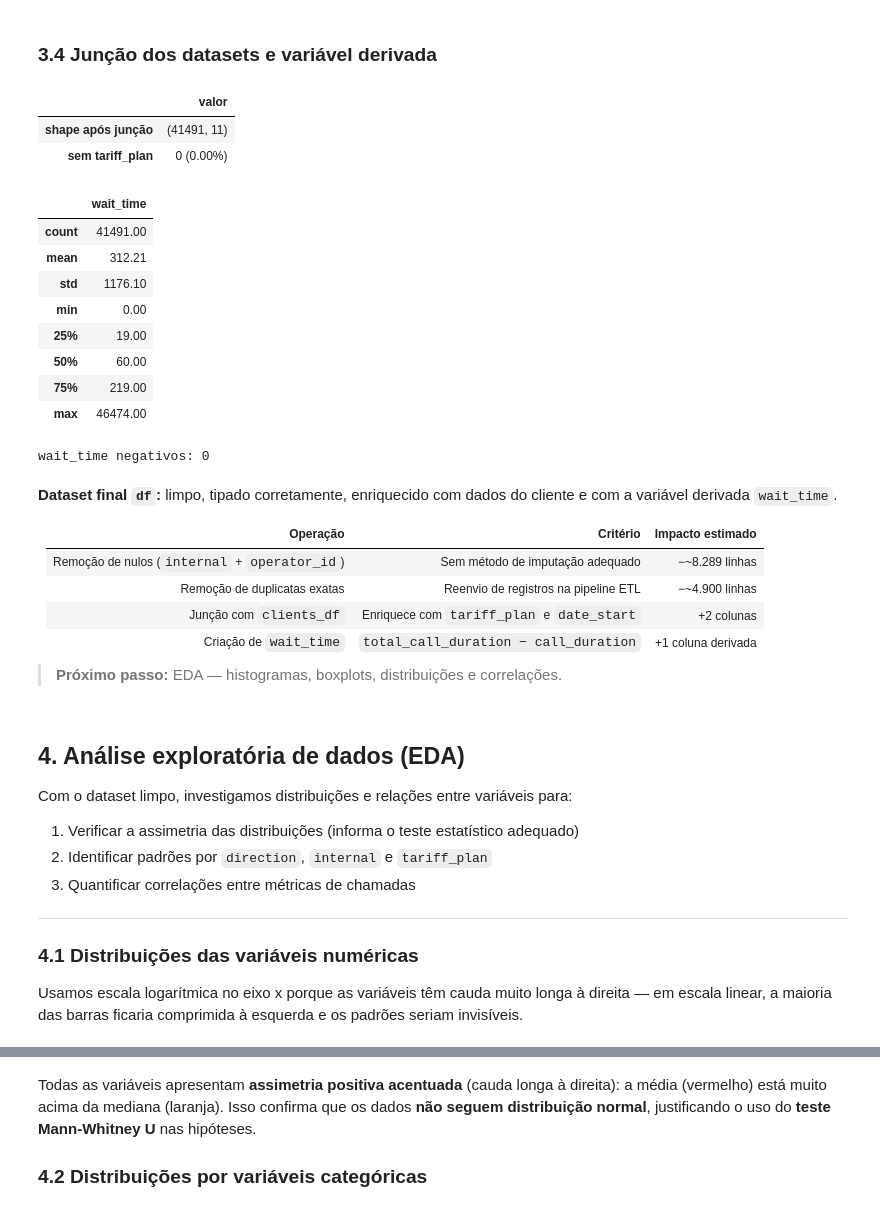
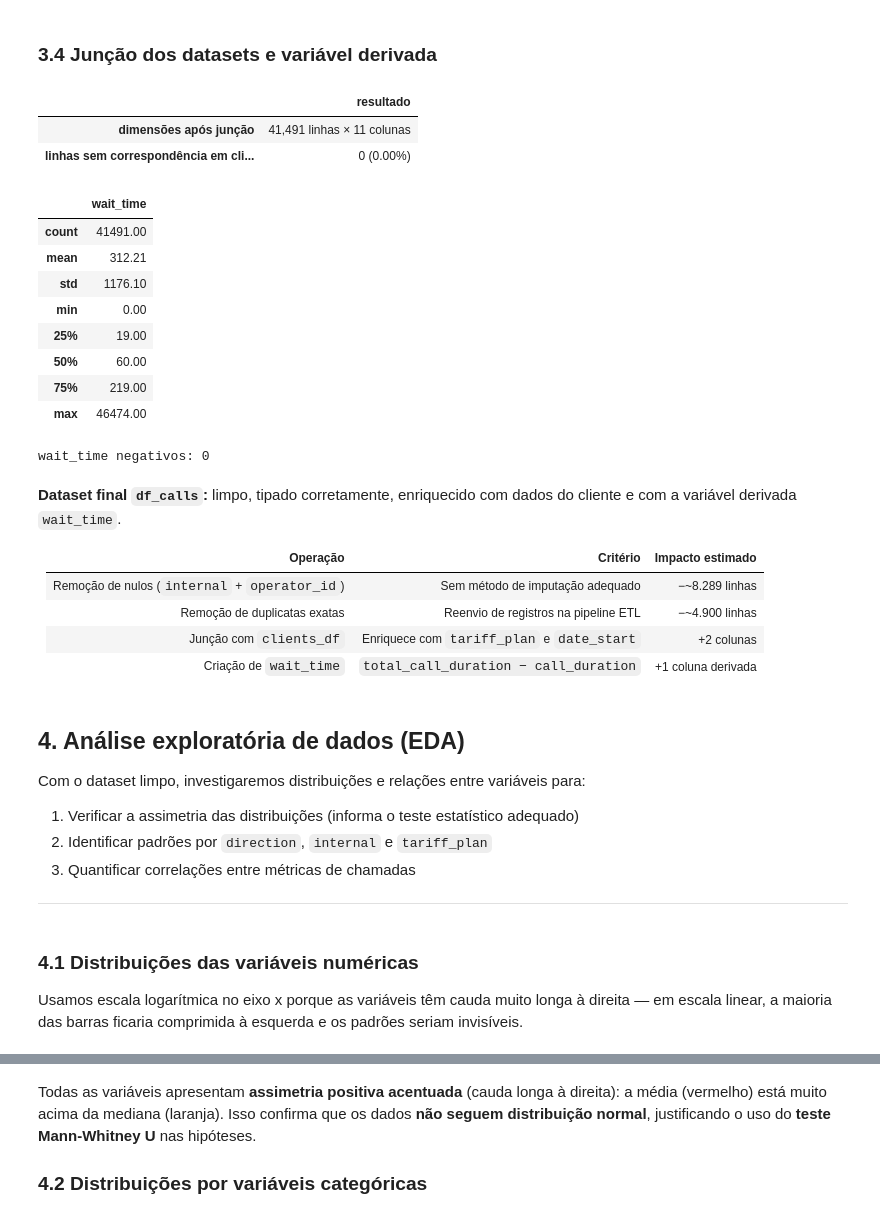
Before and after one commit to raimirsilva/DA-curse-final-project, a Jupyter notebook: notebook/Implementation.ipynb, the cells around one changed output, grey strips where cells are left out. Drawn from its saved outputs; the diff is of its cells as text; code cells hidden in the pictures.

```diff
--- a/notebook/Implementation.ipynb
+++ b/notebook/Implementation.ipynb
@@ -545,30 +576,34 @@ As duplicatas removidas correspondem a entradas redundantes da pipeline de orige
 ### 3.4 Junção dos datasets e variável derivada
 # %%
 # Left join: mantém todos os registros de chamadas e enriquece com tariff_plan/date_start
-# quando o cliente existe em clients_df
-# Inner join descartaria operadores de clientes sem cadastro — perda desnecessária de dados
+# quando o cliente existe em clients_df.
+# Inner join descartaria operadores de clientes sem cadastro — perda desnecessária de dados.
+df_calls    = telecom.merge(clients, on='user_id', how='left')
 
-df          = telecom.merge(clients, on='user_id', how='left')
-n_unmatched = df['tariff_plan'].isna().sum()  # n_unmatched: rows with no match in clients_df
+# n_unmatched: linhas sem correspondência em clients_df — tariff_plan ficará nulo nessas linhas
+n_unmatched = df_calls['tariff_plan'].isna().sum()
 
+# df_calls.shape retorna uma tupla (linhas, colunas)
 display(pd.DataFrame(
-    {'valor': [str(df.shape), f'{n_unmatched:,} ({n_unmatched/len(df)*100:.2f}%)']},
-    index=['shape após junção', 'sem tariff_plan']
+    {'resultado': [
+        f'{len(df_calls):,} linhas × {df_calls.shape[1]} colunas',
+        f'{n_unmatched:,} ({n_unmatched/len(df_calls)*100:.2f}%)'
+    ]},
+    index=['dimensões após junção', 'linhas sem correspondência em clients_df']
 ))
 
-# wait_time: tempo de espera do chamador antes de ser atendido
-# total_call_duration (espera + conversa) − call_duration (só conversa) = espera na fila
-df['wait_time'] = df['total_call_duration'] - df['call_duration']
+# wait_time: tempo de espera do chamador antes de ser atendido.
+# total_call_duration (espera + conversa) − call_duration (só conversa) = espera na fila.
+df_calls['wait_time'] = df_calls['total_call_duration'] - df_calls['call_duration']
 
-neg = (df['wait_time'] < 0).sum()  # neg: negative wait_time count (expected: 0)
-display(
-    df['wait_time'].describe().round(2).rename('wait_time').to_frame()
-)
+# neg: quantidade de wait_time negativos — esperado 0, pois total ≥ conversa por definição
+neg = (df_calls['wait_time'] < 0).sum()
+display(df_calls['wait_time'].describe().round(2).rename('wait_time').to_frame())
 print(f'wait_time negativos: {neg}')
 # %% [output]
-|  | valor |
-| shape após junção | (41491, 11) |
-| sem tariff_plan | 0 (0.00%) |
+|  | resultado |
+| dimensões após junção | 41,491 linhas × 11 colunas |
+| linhas sem correspondência em cli... | 0 (0.00%) |
 |  | wait_time |
 | count | 41491.00 |
 | mean | 312.21 |
@@ -580,7 +615,7 @@ print(f'wait_time negativos: {neg}')
 | max | 46474.00 |
 wait_time negativos: 0
 # %% [markdown]
-**Dataset final `df`:** limpo, tipado corretamente, enriquecido com dados do cliente e com a variável derivada `wait_time`.
+**Dataset final `df_calls`:** limpo, tipado corretamente, enriquecido com dados do cliente e com a variável derivada `wait_time`.
 
 | Operação | Critério | Impacto estimado |
 |---|---|---|
@@ -588,20 +623,18 @@ wait_time negativos: 0
 | Remoção de duplicatas exatas | Reenvio de registros na pipeline ETL | −~4.900 linhas |
 | Junção com `clients_df` | Enriquece com `tariff_plan` e `date_start` | +2 colunas |
 | Criação de `wait_time` | `total_call_duration − call_duration` | +1 coluna derivada |
-
-> **Próximo passo:** EDA — histogramas, boxplots, distribuições e correlações.
 # %% [markdown]
 ## 4. Análise exploratória de dados (EDA)
 
-Com o dataset limpo, investigamos distribuições e relações entre variáveis para:
+Com o dataset limpo, investigaremos distribuições e relações entre variáveis para:
 
 1. Verificar a assimetria das distribuições (informa o teste estatístico adequado)
 2. Identificar padrões por `direction`, `internal` e `tariff_plan`
 3. Quantificar correlações entre métricas de chamadas
 
 ---
-
-### 4.1 Distribuições das variáveis numéricas
-
-Usamos escala logarítmica no eixo x porque as variáveis têm cauda muito longa à direita — em escala linear, a maioria das barras ficaria comprimida à esquerda e os padrões seriam invisíveis.
+# %% [markdown]
+### 4.1 Distribuições das variáveis numéricas
+
+Usamos escala logarítmica no eixo x porque as variáveis têm cauda muito longa à direita — em escala linear, a maioria das barras ficaria comprimida à esquerda e os padrões seriam invisíveis.
 # %%
```
Also changed, not shown: parts of 17 cells of this notebook.
